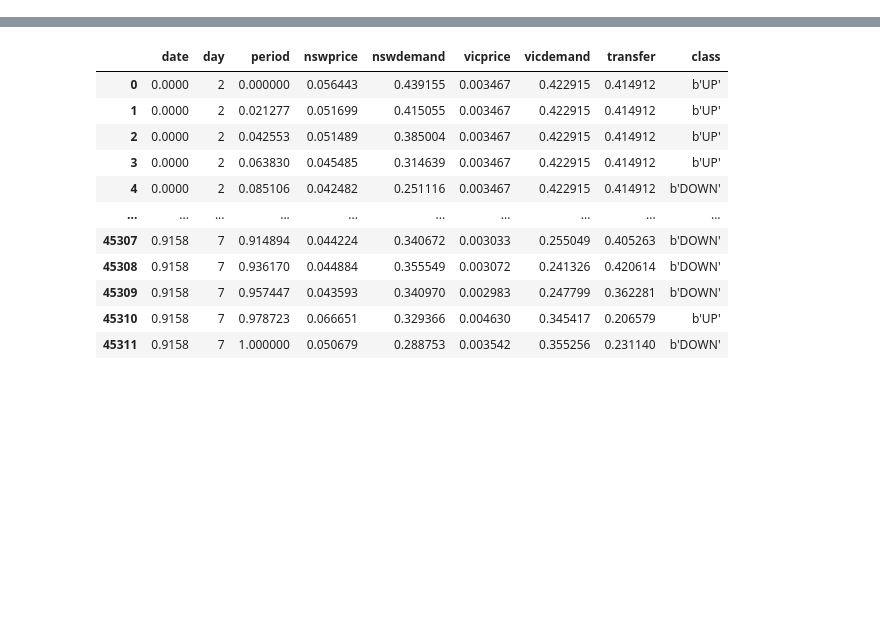
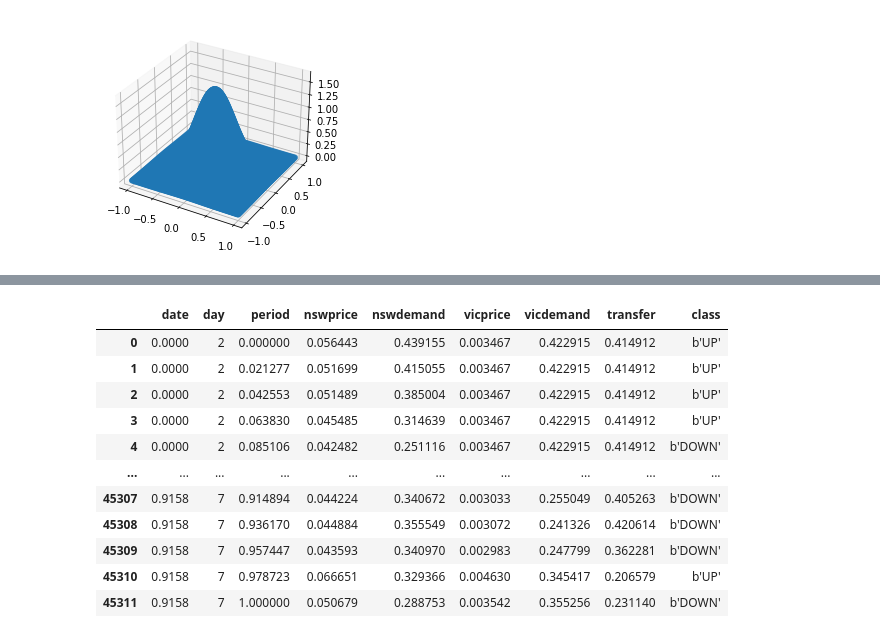
Before and after one commit to ShvarcbergJull/manul, a Jupyter notebook: graph.ipynb, the cells around one changed output, grey strips where cells are left out. Cells and saved outputs as stored; diff of their text form; code cells hidden in the pictures; blank space fills up the shorter version.

Commit message:
testing on real data for NN

```diff
--- a/graph.ipynb
+++ b/graph.ipynb
@@ -4,0 +8,46 @@ import numpy as np
+# %%
+def Gaussian_Distribution(N=2, M=1000, m=0, sigma=1):
+    '''
+    Parameters
+    ----------
+         N dimension
+         M number of samples
+         m sample mean
+         sigma: sample variance
+
+    Returns
+    -------
+         data shape(M, N), M samples of N-dimensional Gaussian distribution
+         Gaussian Gaussian distribution probability density function
+    '''
+    mean = np.zeros(N) + m  # Mean matrix, the mean of each dimension is m
+    cov = np.eye(N) * sigma  # Covariance matrix, the variance of each dimension is sigma
+
+    # Generate N-dimensional Gaussian distribution data
+    data = np.random.multivariate_normal(mean, cov, M)
+    # N-dimensional data Gaussian distribution probability density function
+    Gaussian = multivariate_normal(mean=mean, cov=cov)
+
+    return data, Gaussian
+# %%
+M = 100
+data, Gaussian = Gaussian_Distribution(N=2, M=M, sigma=0.1)
+# Generate a two-dimensional grid plane
+X, Y = np.meshgrid(np.linspace(-1,1,M), np.linspace(-1,1,M))
+# Two-dimensional coordinate data
+d = np.dstack([X,Y])
+# Calculate the two-dimensional joint Gaussian probability
+Z = Gaussian.pdf(d).reshape(M,M)
+
+
+'''Binary Gaussian probability distribution map'''
+fig = plt.figure(figsize=(6,4))
+ax = plt.axes(projection = '3d')
+ax.scatter(X, Y, Z)
+# ax.plot_surface(X, Y, Z, rstride=1, cstride=1, cmap='seismic', alpha=0.8)
+# ax.set_xlabel('X')
+# ax.set_ylabel('Y')
+# ax.set_zlabel('Z')
+plt.show()
+# %% [output]
+[figure, added]
```
Also changed, not shown: parts of 5 cells of this notebook, 3 other files.
